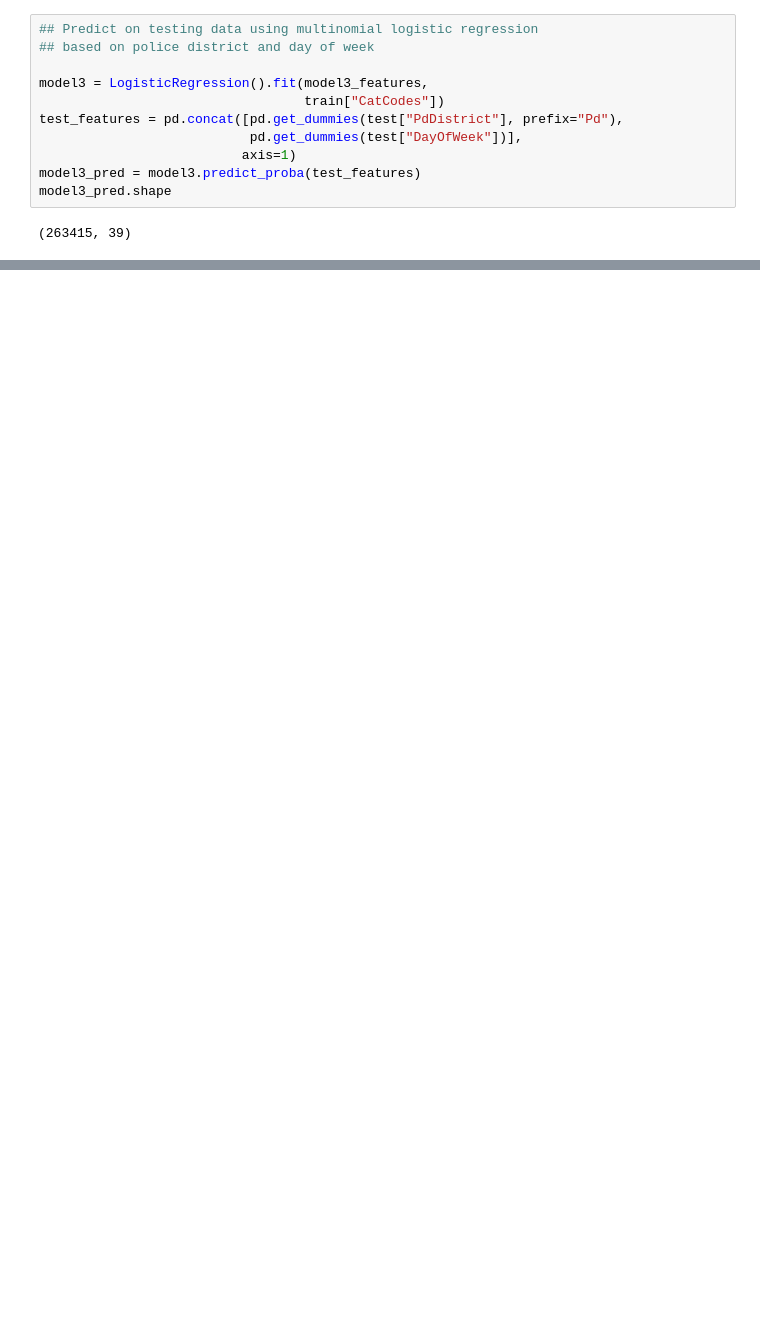
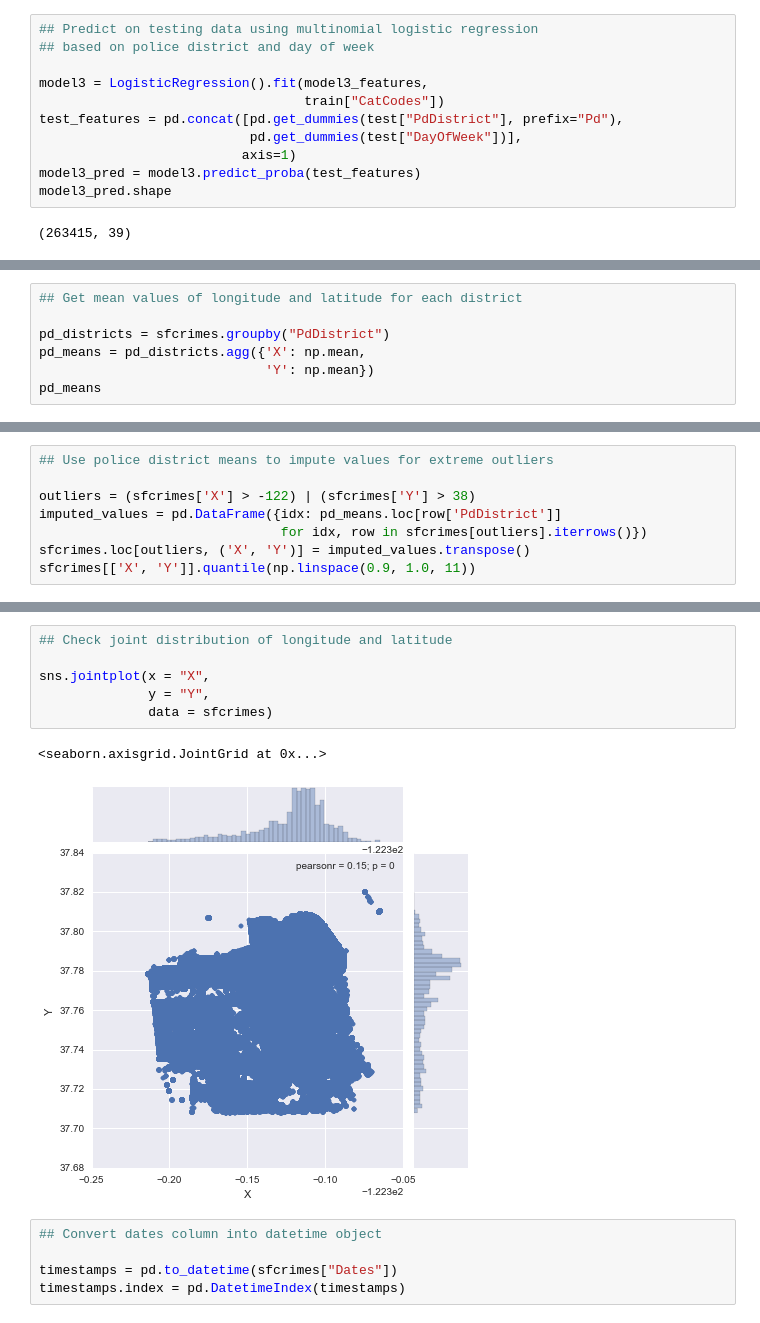
Before and after one commit to hnlee/sfcrimes, a Jupyter notebook: sfcrimes.ipynb, the cells around one changed output, grey strips where cells are left out. Saved outputs shown, nothing was run; the diff lists cells and outputs as text; blank space fills up the shorter version.

```diff
--- a/sfcrimes.ipynb
+++ b/sfcrimes.ipynb
@@ -206,0 +249,7 @@ sum(scores)/len(scores)
+# %%
+## Get mean values of longitude and latitude for each district
+
+pd_districts = sfcrimes.groupby("PdDistrict")
+pd_means = pd_districts.agg({'X': np.mean,
+                             'Y': np.mean})
+pd_means
@@ -206,0 +269,8 @@ sum(scores)/len(scores)
+# %%
+## Use police district means to impute values for extreme outliers
+
+outliers = (sfcrimes['X'] > -122) | (sfcrimes['Y'] > 38)
+imputed_values = pd.DataFrame({idx: pd_means.loc[row['PdDistrict']]
+                               for idx, row in sfcrimes[outliers].iterrows()})
+sfcrimes.loc[outliers, ('X', 'Y')] = imputed_values.transpose()
+sfcrimes[['X', 'Y']].quantile(np.linspace(0.9, 1.0, 11))
@@ -206,0 +290,14 @@ sum(scores)/len(scores)
+# %%
+## Check joint distribution of longitude and latitude
+
+sns.jointplot(x = "X",
+              y = "Y",
+              data = sfcrimes)
+# %% [output]
+<seaborn.axisgrid.JointGrid at 0x...>
+[figure, added]
+# %%
+## Convert dates column into datetime object
+
+timestamps = pd.to_datetime(sfcrimes["Dates"])
+timestamps.index = pd.DatetimeIndex(timestamps)
```
Also changed, not shown: parts of 41 cells of this notebook.
